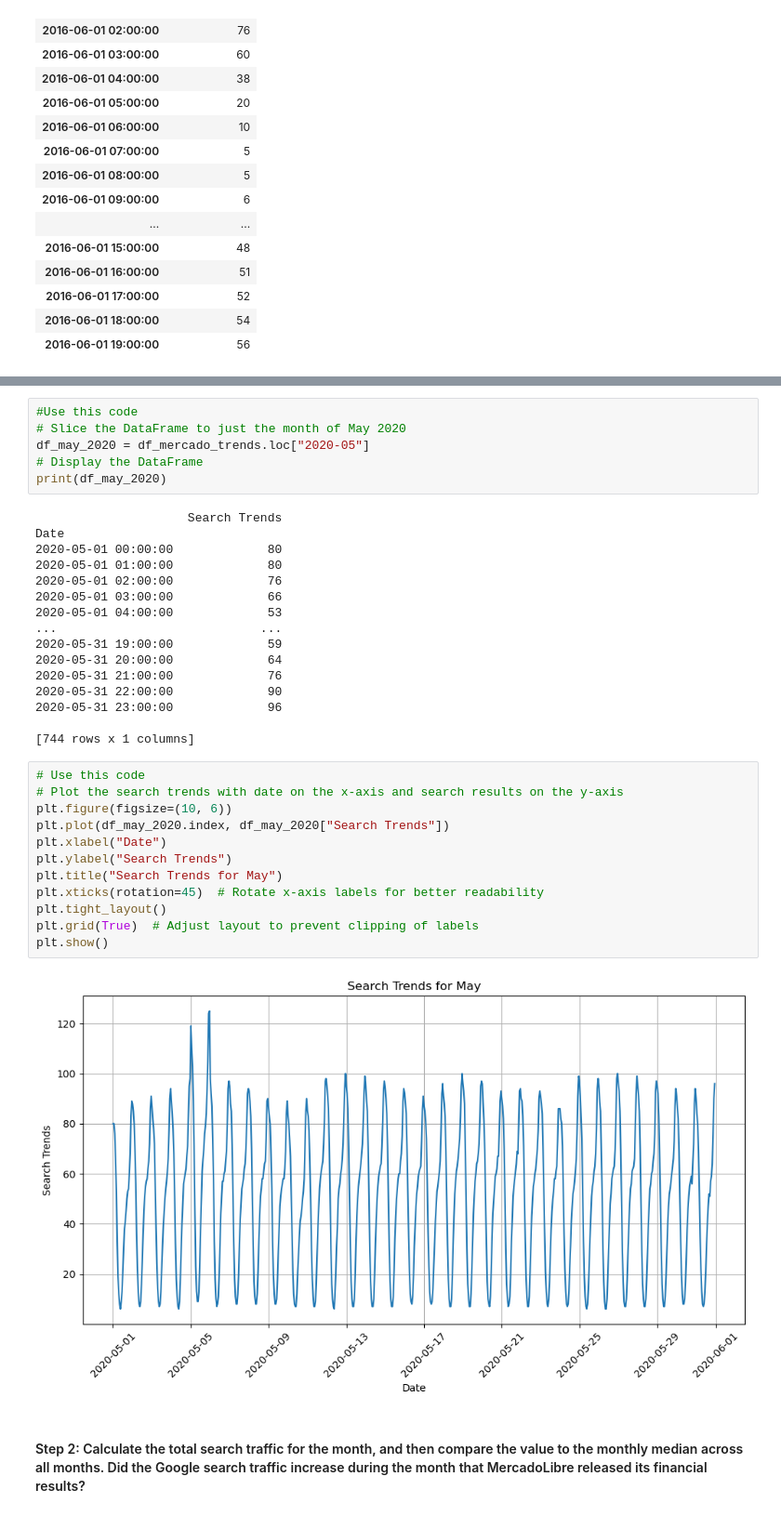
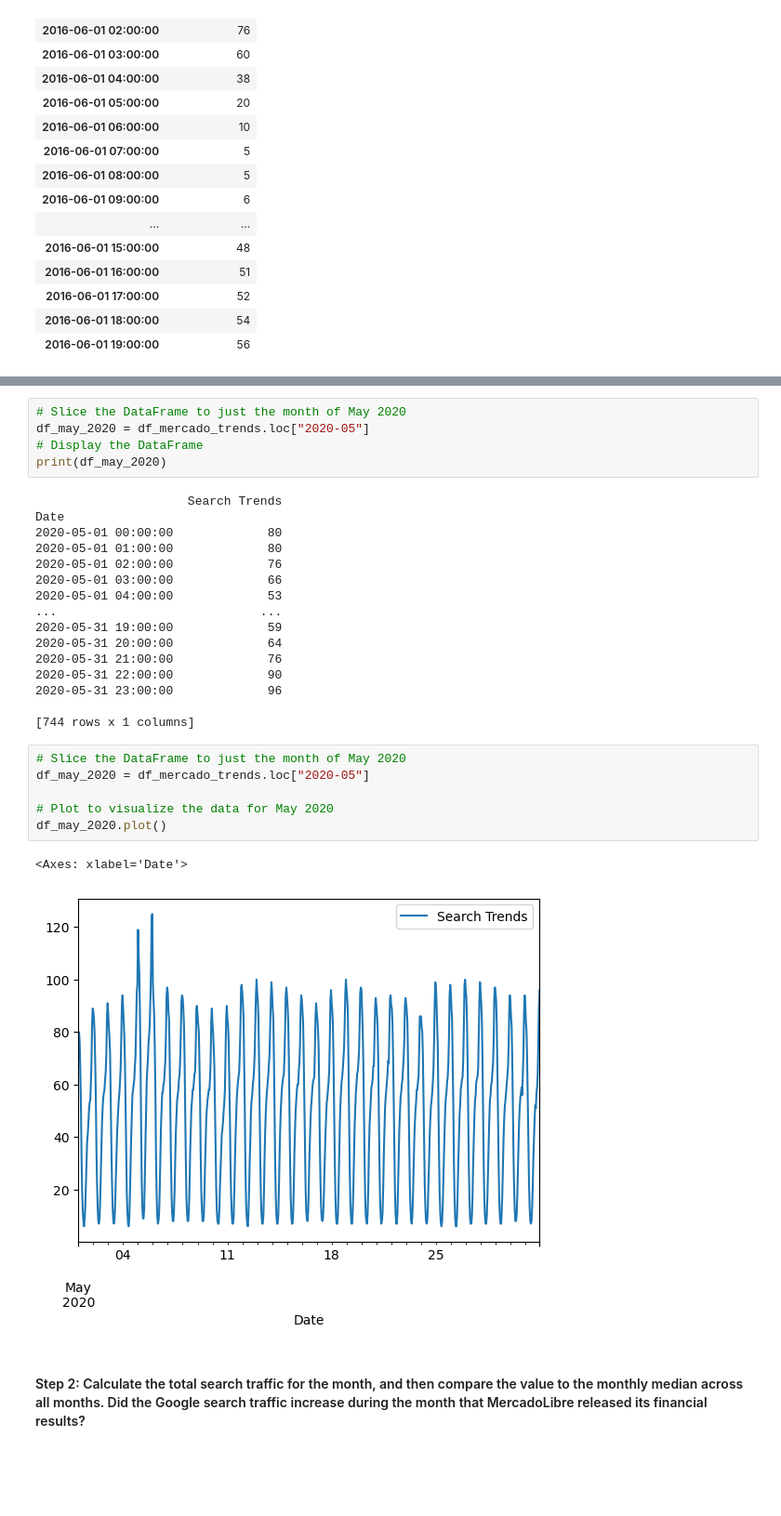
Before and after one commit to silas-ph/prophet-challenge, a Jupyter notebook: forecasting_net_prophet.ipynb, the cells around one changed output, grey strips where cells are left out. Shown at 93% size. Cells and saved outputs as stored; diff of their text form; blank space fills up the shorter version.

```diff
--- a/forecasting_net_prophet.ipynb
+++ b/forecasting_net_prophet.ipynb
@@ -132,7 +130,6 @@ df_mercado_trends.head(20)
 <Axes: xlabel='Date'>
 [figure]
 # %%
-#Use this code
 # Slice the DataFrame to just the month of May 2020
 df_may_2020 = df_mercado_trends.loc["2020-05"]
 # Display the DataFrame
@@ -153,20 +150,15 @@ Date
 2020-05-31 23:00:00             96
 
 [744 rows x 1 columns]
-# %%
-# Use this code
-# Plot the search trends with date on the x-axis and search results on the y-axis
-plt.figure(figsize=(10, 6))
-plt.plot(df_may_2020.index, df_may_2020["Search Trends"])
-plt.xlabel("Date")
-plt.ylabel("Search Trends")
-plt.title("Search Trends for May")
-plt.xticks(rotation=45)  # Rotate x-axis labels for better readability
-plt.tight_layout()
-plt.grid(True)  # Adjust layout to prevent clipping of labels
-plt.show()
-# %% [output]
-[figure, removed]
+# %%
+# Slice the DataFrame to just the month of May 2020
+df_may_2020 = df_mercado_trends.loc["2020-05"]
+
+# Plot to visualize the data for May 2020
+df_may_2020.plot()
+# %% [output]
+<Axes: xlabel='Date'>
+[figure, added]
 # %% [markdown]
 #### Step 2: Calculate the total search traffic for the month, and then compare the value to the monthly median across all months. Did the Google search traffic increase during the month that MercadoLibre released its financial results?
 # %%
```
Also changed, not shown: parts of 29 cells of this notebook, 1 other file.
